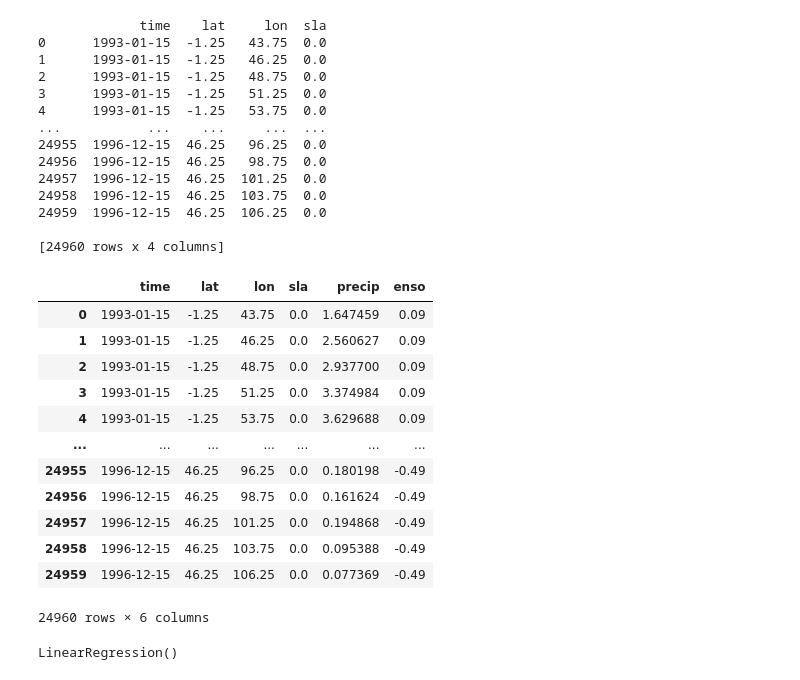
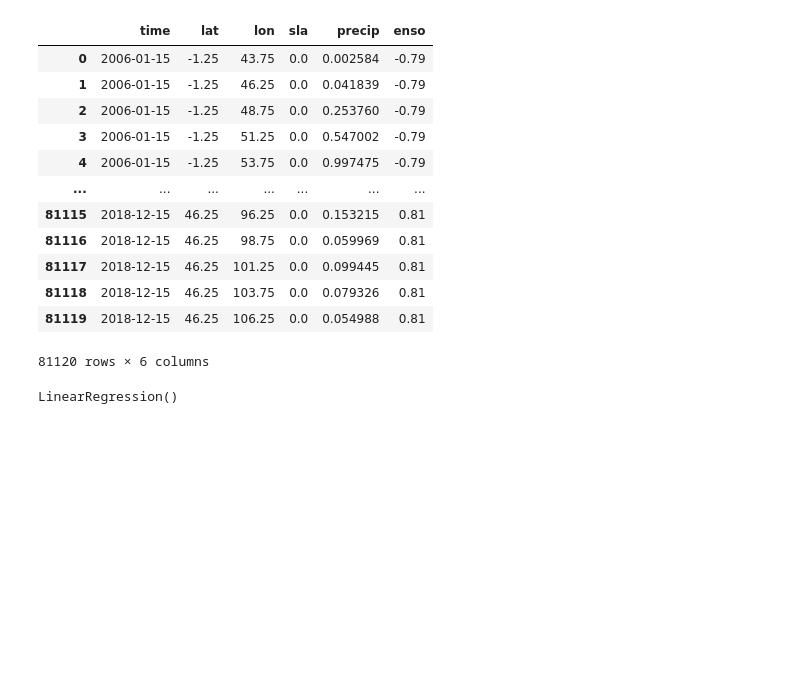
Before and after one commit to rghoshal18/ugpcode, a Jupyter notebook: new_regression.ipynb, the cells around one changed output. Saved outputs shown, nothing was run; the diff lists cells and outputs as text; code cells hidden in the pictures; blank space fills up the shorter version.

```diff
--- a/new_regression.ipynb
+++ b/new_regression.ipynb
@@ -2,53 +2,38 @@
 import pandas as pd
 import numpy as np
 # %%
-data = pd.read_csv("/media/rghoshal/D4A6E10AA6E0EE44/UGP/datasets/sla.csv")
-print(data)
-precip = pd.read_csv("/media/rghoshal/D4A6E10AA6E0EE44/UGP/datasets/precip.csv")
+data = pd.read_csv("/media/rghoshal/D4A6E10AA6E0EE44/UGP/datasets/sla3.csv")
+precip = pd.read_csv("/media/rghoshal/D4A6E10AA6E0EE44/UGP/datasets/precip3.csv")
 
 data.insert(4,"precip",precip["precip"])
 
 enso = pd.DataFrame(np.loadtxt("/media/rghoshal/D4A6E10AA6E0EE44/UGP/datasets/oni.txt"),columns=np.arange(13)).set_index(0).stack()
 enso = pd.DataFrame(enso).rename(columns = {0:"enso"})
 enso = enso.reset_index().rename(columns = {0:"year","level_1":"month"})
 enso = enso.astype({"year":'int32'})
-enso = enso[(enso["year"] >= 1993 ) & (enso["year"] < 1997 )]
+enso = enso[(enso["year"] >= 2006 ) & (enso["year"] < 2019 )]
 enso["date"] = data["time"].unique()
 
 newenso = pd.DataFrame(np.repeat(enso.values,520,axis=0))
 newenso.columns = enso.columns
 
 data.insert(5,"enso",newenso["enso"])
-# data.to_csv("data.csv")
+data.to_csv("/media/rghoshal/D4A6E10AA6E0EE44/UGP/datasets/data3.csv")
 data
 # %% [output]
+|  | time | lat | lon | sla | precip | enso |
+| 0 | 2006-01-15 | -1.25 | 43.75 | 0.0 | 0.002584 | -0.79 |
+| 1 | 2006-01-15 | -1.25 | 46.25 | 0.0 | 0.041839 | -0.79 |
+| 2 | 2006-01-15 | -1.25 | 48.75 | 0.0 | 0.253760 | -0.79 |
+| 3 | 2006-01-15 | -1.25 | 51.25 | 0.0 | 0.547002 | -0.79 |
+| 4 | 2006-01-15 | -1.25 | 53.75 | 0.0 | 0.997475 | -0.79 |
+| ... | ... | ... | ... | ... | ... | ... |
+| 81115 | 2018-12-15 | 46.25 | 96.25 | 0.0 | 0.153215 | 0.81 |
+| 81116 | 2018-12-15 | 46.25 | 98.75 | 0.0 | 0.059969 | 0.81 |
+| 81117 | 2018-12-15 | 46.25 | 101.25 | 0.0 | 0.099445 | 0.81 |
+| 81118 | 2018-12-15 | 46.25 | 103.75 | 0.0 | 0.079326 | 0.81 |
+| 81119 | 2018-12-15 | 46.25 | 106.25 | 0.0 | 0.054988 | 0.81 |
-             time    lat     lon  sla
-0      1993-01-15  -1.25   43.75  0.0
-1      1993-01-15  -1.25   46.25  0.0
-2      1993-01-15  -1.25   48.75  0.0
-3      1993-01-15  -1.25   51.25  0.0
-4      1993-01-15  -1.25   53.75  0.0
-...           ...    ...     ...  ...
-24955  1996-12-15  46.25   96.25  0.0
-24956  1996-12-15  46.25   98.75  0.0
-24957  1996-12-15  46.25  101.25  0.0
-24958  1996-12-15  46.25  103.75  0.0
-24959  1996-12-15  46.25  106.25  0.0
-
-[24960 rows x 4 columns]
+81120 rows × 6 columns
-|  | time | lat | lon | sla | precip | enso |
-| 0 | 1993-01-15 | -1.25 | 43.75 | 0.0 | 1.647459 | 0.09 |
-| 1 | 1993-01-15 | -1.25 | 46.25 | 0.0 | 2.560627 | 0.09 |
-| 2 | 1993-01-15 | -1.25 | 48.75 | 0.0 | 2.937700 | 0.09 |
-| 3 | 1993-01-15 | -1.25 | 51.25 | 0.0 | 3.374984 | 0.09 |
-| 4 | 1993-01-15 | -1.25 | 53.75 | 0.0 | 3.629688 | 0.09 |
-| ... | ... | ... | ... | ... | ... | ... |
-| 24955 | 1996-12-15 | 46.25 | 96.25 | 0.0 | 0.180198 | -0.49 |
-| 24956 | 1996-12-15 | 46.25 | 98.75 | 0.0 | 0.161624 | -0.49 |
-| 24957 | 1996-12-15 | 46.25 | 101.25 | 0.0 | 0.194868 | -0.49 |
-| 24958 | 1996-12-15 | 46.25 | 103.75 | 0.0 | 0.095388 | -0.49 |
-| 24959 | 1996-12-15 | 46.25 | 106.25 | 0.0 | 0.077369 | -0.49 |
-24960 rows × 6 columns
 # %%
 from sklearn.linear_model import LinearRegression
 import datetime as dt
```
Also changed, not shown: 1 other file.
